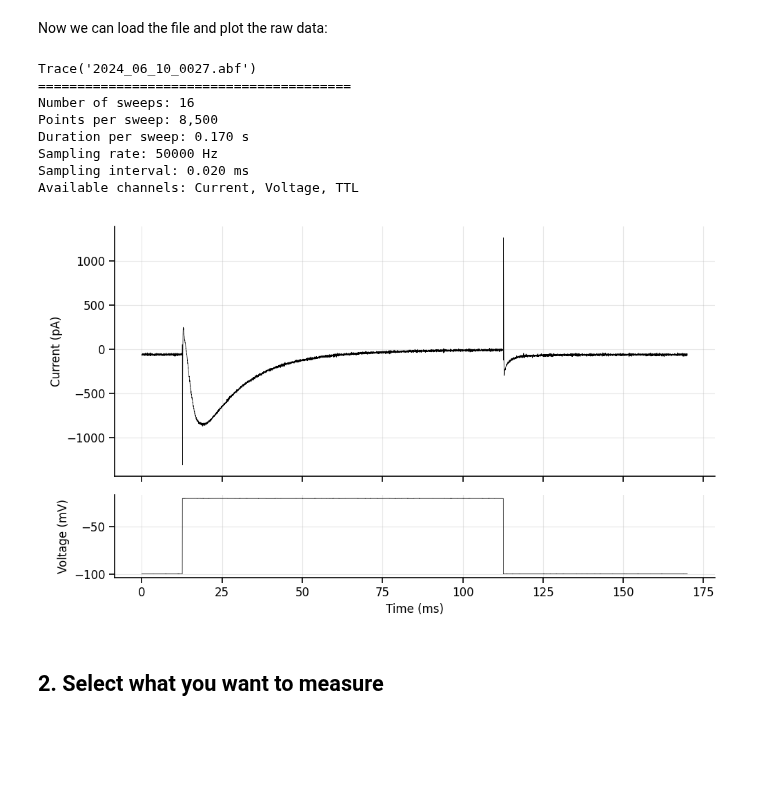
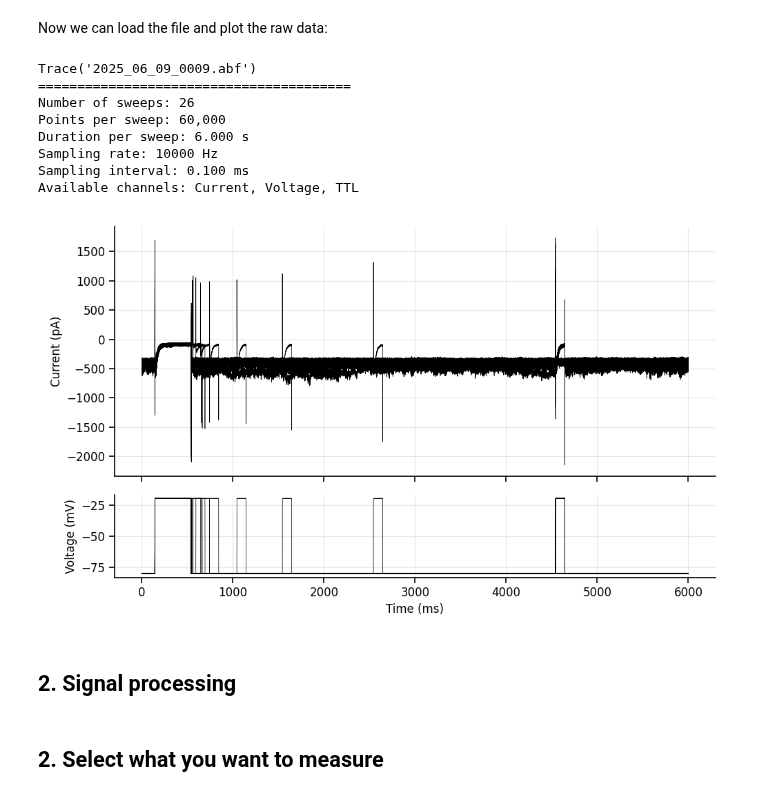
Before and after one commit to argalloni/CSHL_IonChannels2025, a Jupyter notebook: Analysis 8 - Ca recovery copy.ipynb, the cells around one changed output. Cells and saved outputs as stored; diff of their text form; code cells hidden in the pictures; blank space fills up the shorter version.

Commit message:
updated single channel analysis

```diff
--- a/Analysis 8 - Ca recovery copy.ipynb
+++ b/Analysis 8 - Ca recovery copy.ipynb
@@ -51,36 +37,37 @@ for file in os.listdir(data_folder):
 # %% [markdown]
 Choose which file you want to analyze and past the file name here:
 # %%
-data_file = 'data/3-Ca_channels/2024_06_10_0027.abf'
-# data_file = "data/Na_channels/inactivation recovery/nav_inactivation_recovery -120mv_3.abf"
+data_file = 'data/3-Ca_channels/2025_06_09_0009.abf'
 # %% [markdown]
 Now we can load the file and plot the raw data:
 # %%
 traces = Trace.from_axon_file(filename=data_file,
                               load_voltage=True,
                               load_ttl=True,
                               units=['pA', 'mV', 'V'],
                               concatenate_sweeps=False)
 print(traces)
 
 time_units = 'ms'
 
 # ----------------------------------------------------------------------------------------------------------------
 %matplotlib widget
 traces.plot(plot_voltage=True,
             time_units=time_units,
-            sweep=10)  # Options: 'all', or enter a number here if you want to plot individual sweeps
+            sweep='all')  # Options: 'all', or enter a number here if you want to plot individual sweeps
 plt.show()
 # %% [output]
-Trace('2024_06_10_0027.abf')
+Trace('2025_06_09_0009.abf')
 ========================================
-Number of sweeps: 16
-Points per sweep: 8,500
-Duration per sweep: 0.170 s
-Sampling rate: 50000 Hz
-Sampling interval: 0.020 ms
+Number of sweeps: 26
+Points per sweep: 60,000
+Duration per sweep: 6.000 s
+Sampling rate: 10000 Hz
+Sampling interval: 0.100 ms
 Available channels: Current, Voltage, TTL
-[figure, old version]
+[figure, new version]
+# %% [markdown]
+## 2. Signal processing
 # %% [markdown]
 ## 2. Select what you want to measure
 # %% [markdown]
```
Also changed, not shown: parts of 2 cells of this notebook, 4 other files.
